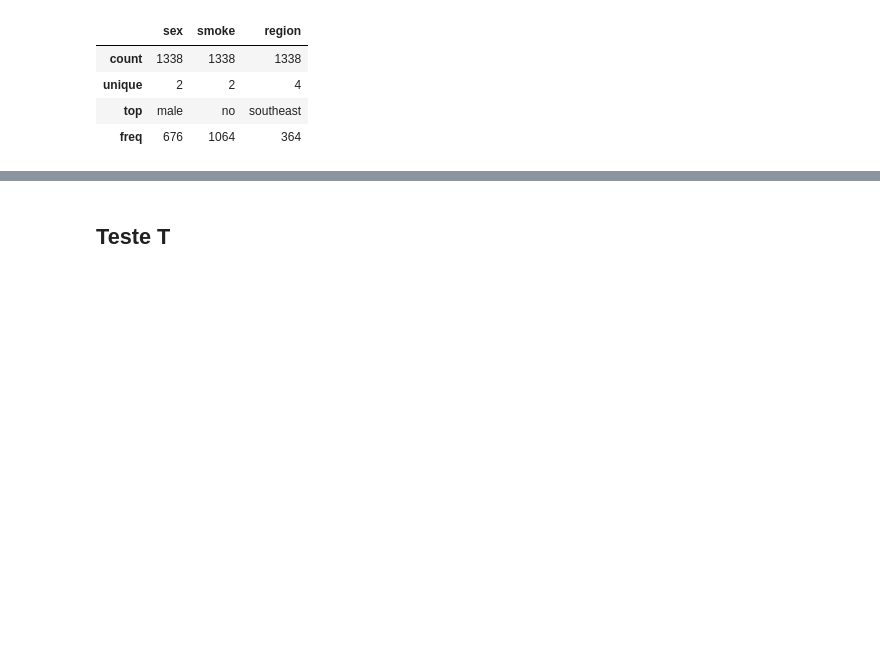
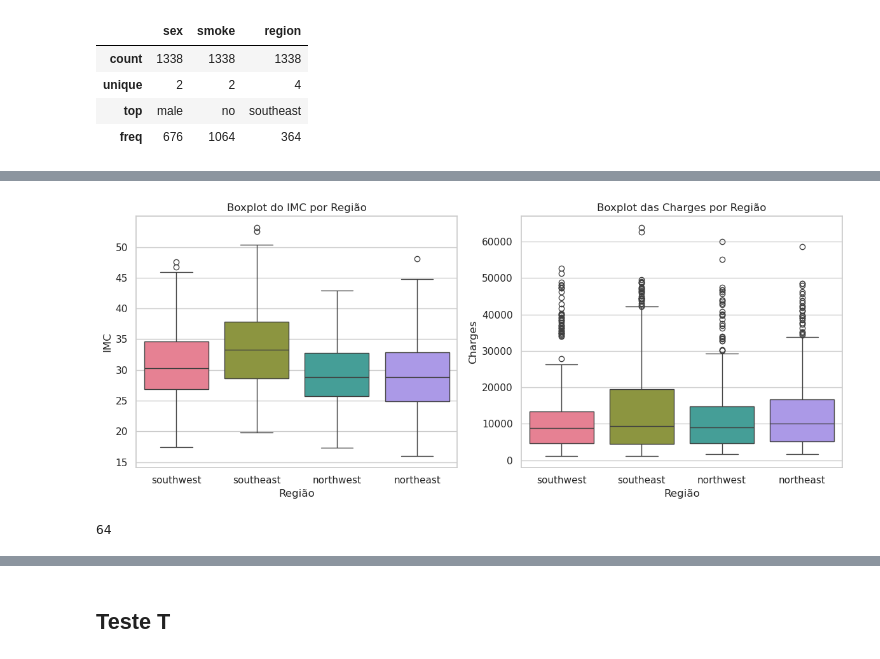
Before and after one commit to gabrieldadcarvalho/neural_network, a Jupyter notebook: projeto/code.ipynb, the cells around one changed output, grey strips where cells are left out. Cells and saved outputs as stored; diff of their text form; code cells hidden in the pictures; blank space fills up the shorter version.

```diff
--- a/projeto/01.ipynb
+++ b/projeto/code.ipynb
@@ -202,0 +327,32 @@ df.describe(include='object')
+# %%
+# Configurando o estilo do seaborn
+sns.set(style="whitegrid")
+
+# Criando o boxplot do IMC por região
+plt.figure(figsize=(12, 5))
+
+# Definindo uma paleta de cores
+palette = sns.color_palette("husl", len(df['region'].unique()))
+
+plt.subplot(1, 2, 1)
+sns.boxplot(x='region', y='imc', data=df, palette=palette)
+plt.title('Boxplot do IMC por Região')
+plt.ylabel('IMC')
+plt.xlabel('Região')
+
+# Criando o boxplot das Charges por região
+plt.subplot(1, 2, 2)
+sns.boxplot(x='region', y='charges', data=df, palette=palette)
+plt.title('Boxplot das Charges por Região')
+plt.ylabel('Charges')
+plt.xlabel('Região')
+
+# Ajustar layout
+plt.tight_layout()
+plt.show()
+# %% [output]
+[figure, added]
+# %%
+df['age'].max()
+# %% [output]
+64
```
Also changed, not shown: parts of 7 cells of this notebook, 13 other files.
